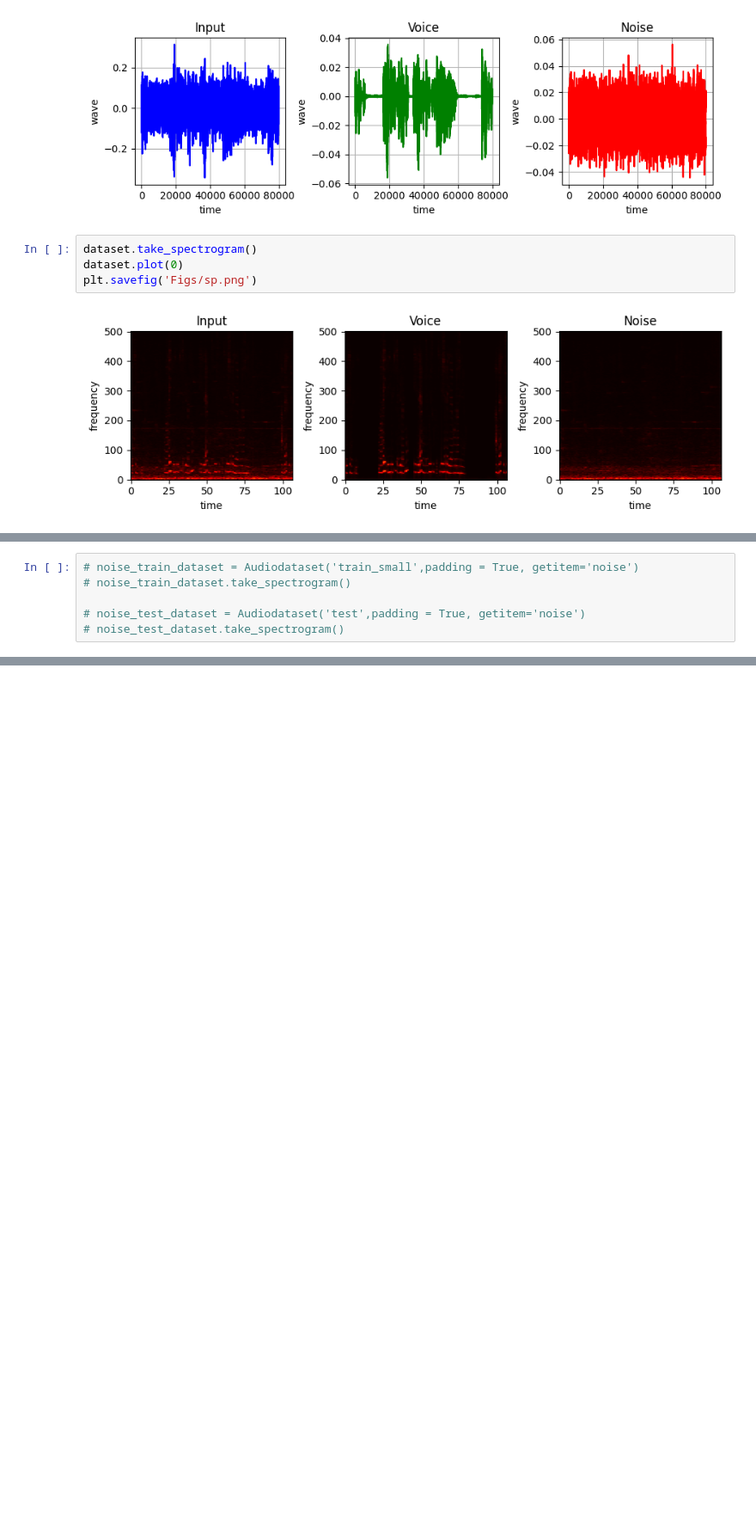
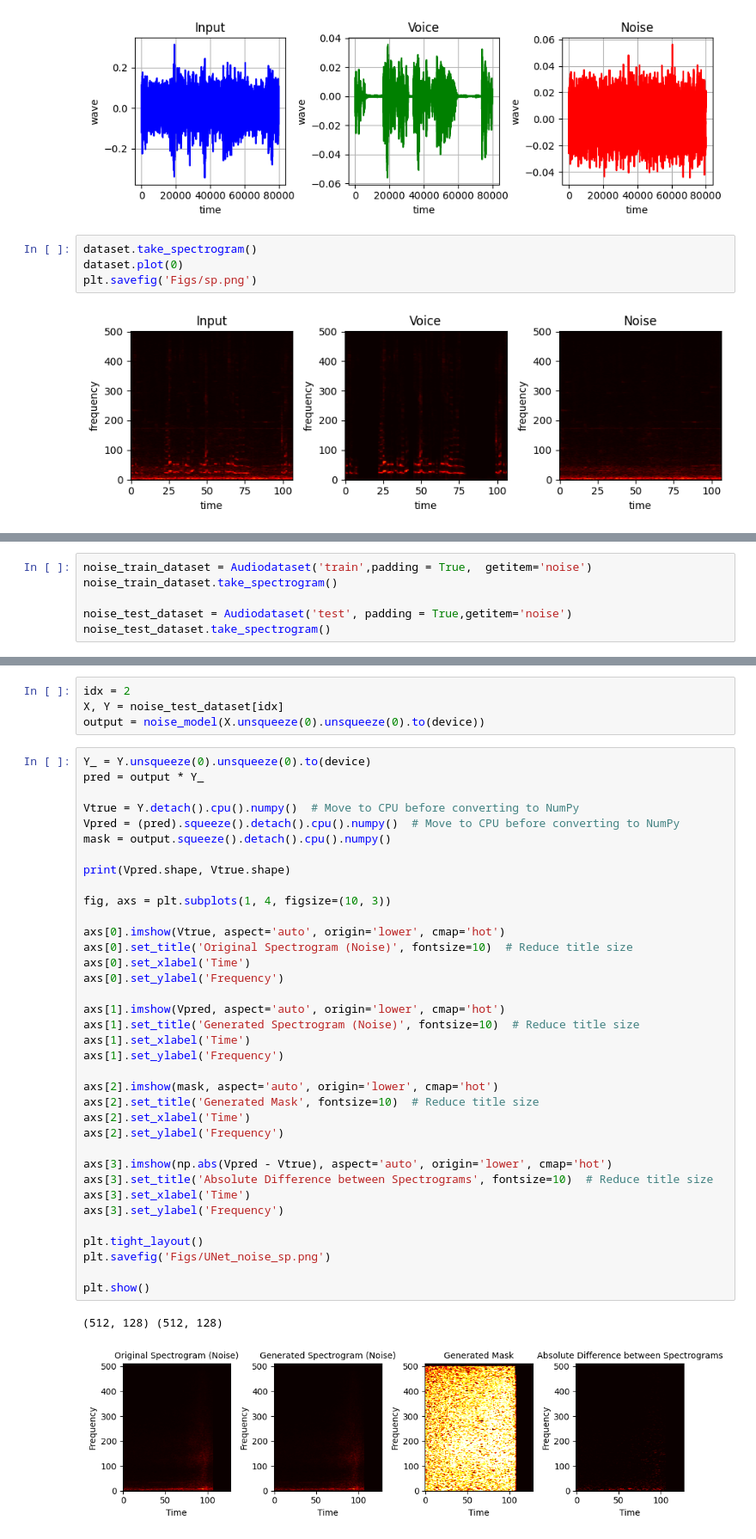
Before and after one commit to Lorbru/dlts-project, a Jupyter notebook: UNet_demo.ipynb, the cells around one changed output, grey strips where cells are left out. Shown at 86% size. Cells and saved outputs as stored; diff of their text form; blank space fills up the shorter version.

```diff
--- a/UNet_demo.ipynb
+++ b/UNet_demo.ipynb
@@ -185,6 +189,6 @@ plt.tight_layout()
 # %%
-# noise_train_dataset = Audiodataset('train_small',padding = True, getitem='noise')
-# noise_train_dataset.take_spectrogram()
+noise_train_dataset = Audiodataset('train',padding = True,  getitem='noise')
+noise_train_dataset.take_spectrogram()
 
-# noise_test_dataset = Audiodataset('test',padding = True, getitem='noise')
-# noise_test_dataset.take_spectrogram()
+noise_test_dataset = Audiodataset('test', padding = True,getitem='noise')
+noise_test_dataset.take_spectrogram()
@@ -201,0 +218,43 @@ plt.tight_layout()
+# %%
+idx = 2
+X, Y = noise_test_dataset[idx]
+output = noise_model(X.unsqueeze(0).unsqueeze(0).to(device))
+# %%
+Y_ = Y.unsqueeze(0).unsqueeze(0).to(device)
+pred = output * Y_
+
+Vtrue = Y.detach().cpu().numpy()  # Move to CPU before converting to NumPy
+Vpred = (pred).squeeze().detach().cpu().numpy()  # Move to CPU before converting to NumPy
+mask = output.squeeze().detach().cpu().numpy()
+
+print(Vpred.shape, Vtrue.shape)
+
+fig, axs = plt.subplots(1, 4, figsize=(10, 3))
+
+axs[0].imshow(Vtrue, aspect='auto', origin='lower', cmap='hot')
+axs[0].set_title('Original Spectrogram (Noise)', fontsize=10)  # Reduce title size
+axs[0].set_xlabel('Time')
+axs[0].set_ylabel('Frequency')
+
+axs[1].imshow(Vpred, aspect='auto', origin='lower', cmap='hot')
+axs[1].set_title('Generated Spectrogram (Noise)', fontsize=10)  # Reduce title size
+axs[1].set_xlabel('Time')
+axs[1].set_ylabel('Frequency')
+
+axs[2].imshow(mask, aspect='auto', origin='lower', cmap='hot')
+axs[2].set_title('Generated Mask', fontsize=10)  # Reduce title size
+axs[2].set_xlabel('Time')
+axs[2].set_ylabel('Frequency')
+
+axs[3].imshow(np.abs(Vpred - Vtrue), aspect='auto', origin='lower', cmap='hot')
+axs[3].set_title('Absolute Difference between Spectrograms', fontsize=10)  # Reduce title size
+axs[3].set_xlabel('Time')
+axs[3].set_ylabel('Frequency')
+
+plt.tight_layout()
+plt.savefig('Figs/UNet_noise_sp.png')
+
+plt.show()
+# %% [output]
+(512, 128) (512, 128)
+[figure, added]
```
Also changed, not shown: parts of 49 cells of this notebook, 18 other files.
